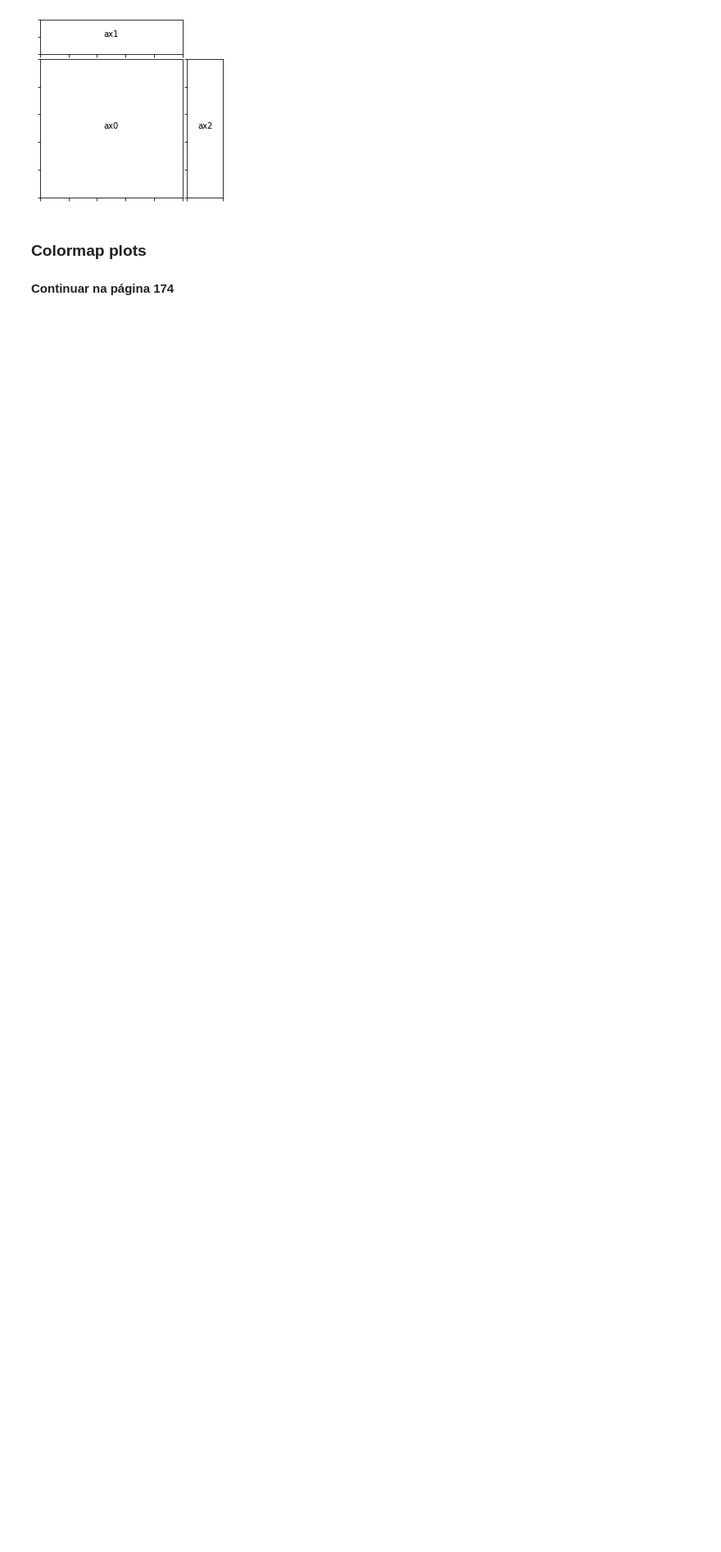
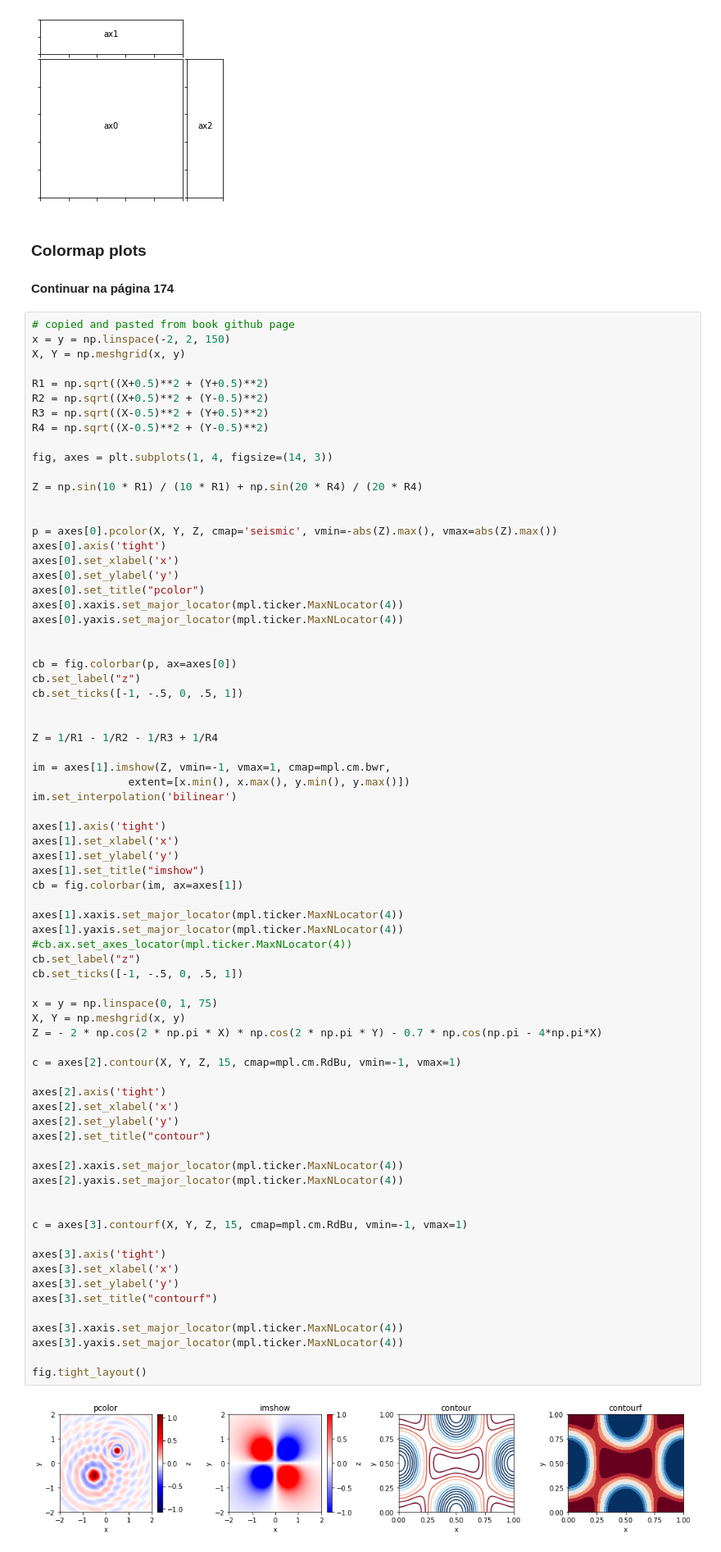
Before and after one commit to astropingo/Numerical-Python-Book, a Jupyter notebook: Chapter 04 - Plotting and Visualization.ipynb, the cells around one changed output. Shown at 82% size. Saved outputs shown, nothing was run; the diff lists cells and outputs as text; blank space fills up the shorter version.

```diff
--- a/Chapter 04 - Plotting and Visualization.ipynb
+++ b/Chapter 04 - Plotting and Visualization.ipynb
@@ -513,3 +513,78 @@ axes = [ax0, ax1, ax2]
 # %% [markdown]
 ### Colormap plots
 #### Continuar na página 174
+# %%
+# copied and pasted from book github page
+x = y = np.linspace(-2, 2, 150)
+X, Y = np.meshgrid(x, y)
+
+R1 = np.sqrt((X+0.5)**2 + (Y+0.5)**2)
+R2 = np.sqrt((X+0.5)**2 + (Y-0.5)**2)
+R3 = np.sqrt((X-0.5)**2 + (Y+0.5)**2)
+R4 = np.sqrt((X-0.5)**2 + (Y-0.5)**2)
+
+fig, axes = plt.subplots(1, 4, figsize=(14, 3))
+
+Z = np.sin(10 * R1) / (10 * R1) + np.sin(20 * R4) / (20 * R4)
+
+
+p = axes[0].pcolor(X, Y, Z, cmap='seismic', vmin=-abs(Z).max(), vmax=abs(Z).max())
+axes[0].axis('tight')
+axes[0].set_xlabel('x')
+axes[0].set_ylabel('y')
+axes[0].set_title("pcolor")
+axes[0].xaxis.set_major_locator(mpl.ticker.MaxNLocator(4))
+axes[0].yaxis.set_major_locator(mpl.ticker.MaxNLocator(4))
+
+
+cb = fig.colorbar(p, ax=axes[0])
+cb.set_label("z")
+cb.set_ticks([-1, -.5, 0, .5, 1])
+
+
+Z = 1/R1 - 1/R2 - 1/R3 + 1/R4
+
+im = axes[1].imshow(Z, vmin=-1, vmax=1, cmap=mpl.cm.bwr,
+               extent=[x.min(), x.max(), y.min(), y.max()])
+im.set_interpolation('bilinear')
+
+axes[1].axis('tight')
+axes[1].set_xlabel('x')
+axes[1].set_ylabel('y')
+axes[1].set_title("imshow")
+cb = fig.colorbar(im, ax=axes[1])
+
+axes[1].xaxis.set_major_locator(mpl.ticker.MaxNLocator(4))
+axes[1].yaxis.set_major_locator(mpl.ticker.MaxNLocator(4))
+#cb.ax.set_axes_locator(mpl.ticker.MaxNLocator(4))
+cb.set_label("z")
+cb.set_ticks([-1, -.5, 0, .5, 1])
+
+x = y = np.linspace(0, 1, 75)
+X, Y = np.meshgrid(x, y)
+Z = - 2 * np.cos(2 * np.pi * X) * np.cos(2 * np.pi * Y) - 0.7 * np.cos(np.pi - 4*np.pi*X)
+
+c = axes[2].contour(X, Y, Z, 15, cmap=mpl.cm.RdBu, vmin=-1, vmax=1)
+
+axes[2].axis('tight')
+axes[2].set_xlabel('x')
+axes[2].set_ylabel('y')
+axes[2].set_title("contour")
+
+axes[2].xaxis.set_major_locator(mpl.ticker.MaxNLocator(4))
+axes[2].yaxis.set_major_locator(mpl.ticker.MaxNLocator(4))
+
+
+c = axes[3].contourf(X, Y, Z, 15, cmap=mpl.cm.RdBu, vmin=-1, vmax=1)
+
+axes[3].axis('tight')
+axes[3].set_xlabel('x')
+axes[3].set_ylabel('y')
+axes[3].set_title("contourf")
+
+axes[3].xaxis.set_major_locator(mpl.ticker.MaxNLocator(4))
+axes[3].yaxis.set_major_locator(mpl.ticker.MaxNLocator(4))
+
+fig.tight_layout()
+# %% [output]
+[figure, added]
```
Also changed, not shown: parts of 3 cells of this notebook.
